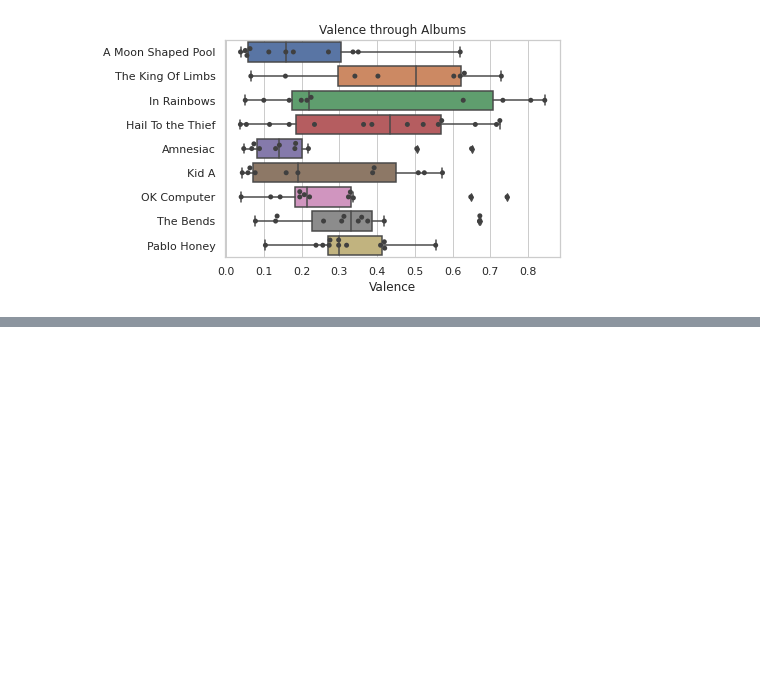
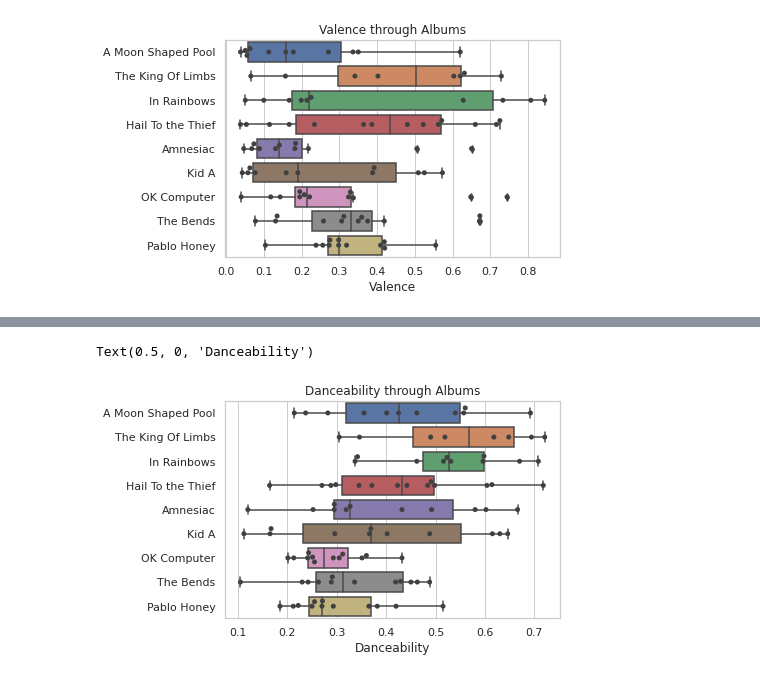
Before and after one commit to RamonPuon/Spotipy-Valence-Analysis, a Jupyter notebook: Radiohead.ipynb, the cells around one changed output, grey strips where cells are left out. Drawn from its saved outputs; the diff is of its cells as text; code cells hidden in the pictures; blank space fills up the shorter version.

Commit message:
Analysis of danceability

```diff
--- a/Radiohead.ipynb
+++ b/Radiohead.ipynb
@@ -73,0 +90,11 @@ Text(0.5, 0, 'Valence')
+# %%
+
+sns.set_theme(style='whitegrid')
+axis = sns.boxplot(data= df, y= 'album_name', x='danceability')
+axis_2 = sns.swarmplot(data= df, y= 'album_name', x='danceability', color='.25')
+plt.title('Danceability through Albums')
+plt.ylabel('')
+plt.xlabel('Danceability')
+# %% [output]
+Text(0.5, 0, 'Danceability')
+[figure, added]
```
Also changed, not shown: parts of 4 cells of this notebook.
